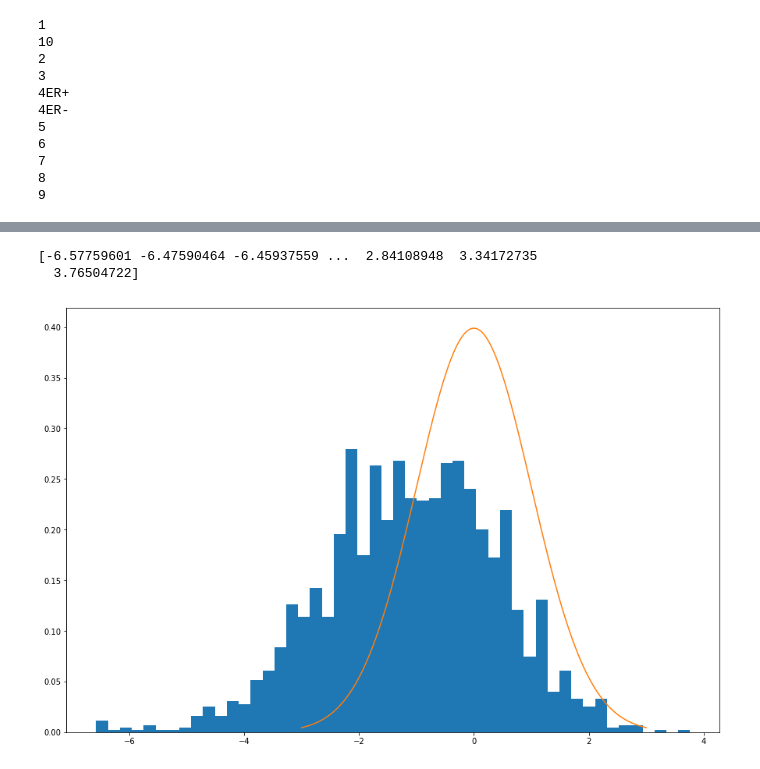
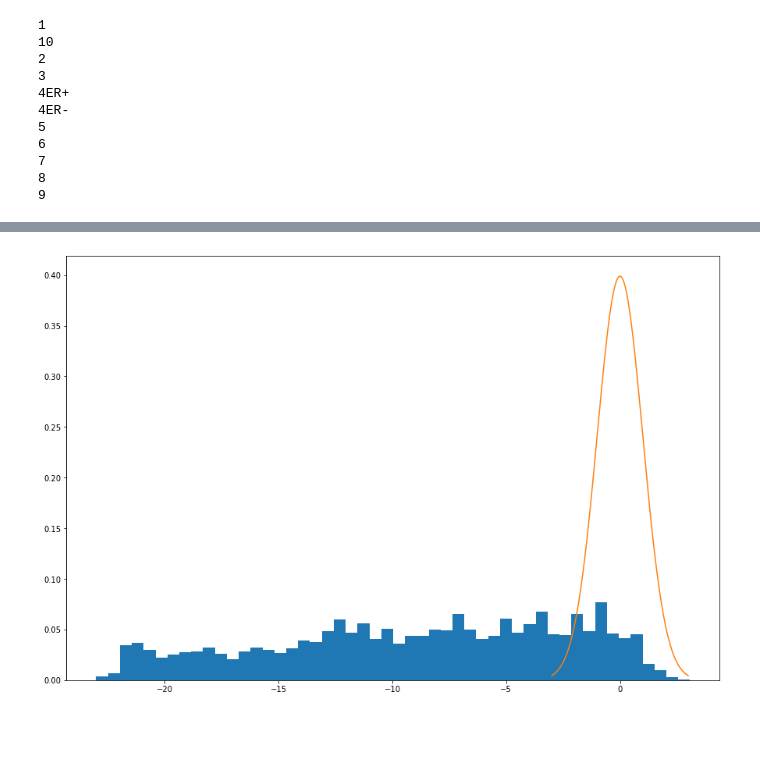
Before and after one commit to statisticalbiotechnology/wall, a Jupyter notebook: src/failures_of_null_testing.ipynb, the cells around one changed output, grey strips where cells are left out. Saved outputs shown, nothing was run; the diff lists cells and outputs as text; code cells hidden in the pictures; blank space fills up the shorter version.

```diff
--- a/src/failures_of_null_testing.ipynb
+++ b/src/failures_of_null_testing.ipynb
@@ -87,26 +87,23 @@ print(median(listofnums))
 # %%
 from scipy.stats import norm
 def null_testing_cluster(cluster):
     ##Generate Zscores
-    #series = zscore(clusterframes[cluster][f'cluster {cluster} qvalues'])
     p_vals= clusterframes[cluster][f'p-values'].tolist()
     p_significance = norm.ppf(p_vals)
-    print(p_significance)
 
     ## Plot distribution of pathway eigenvalues
     plt.figure(figsize=(15, 10))
     plt.hist(p_significance, bins=50, density=True)
 
     ##Null distribution
-    x = np.linspace(mu -3*sigma, mu+ 3*sigma, 1000)
+    mu, sigma = 0, 1
+    x = np.linspace(mu -3 *sigma, mu + 3*sigma, 1000)
     plt.plot(x, norm.pdf(x, 0, 1))
-    plt.savefig(f'cluster_{cluster}_p_distribution.png')
+    #plt.savefig(f'cluster_{cluster}_p_distribution.png')
     plt.show()
 
-null_testing_cluster('2')
+null_testing_cluster('10')
 # %% [output]
-[-6.57759601 -6.47590464 -6.45937559 ...  2.84108948  3.34172735
-  3.76504722]
-[figure, old version]
+[figure, new version]
 # %%
 null_testing_cluster('1')
```
Also changed, not shown: parts of 8 cells of this notebook, 10 other files.
